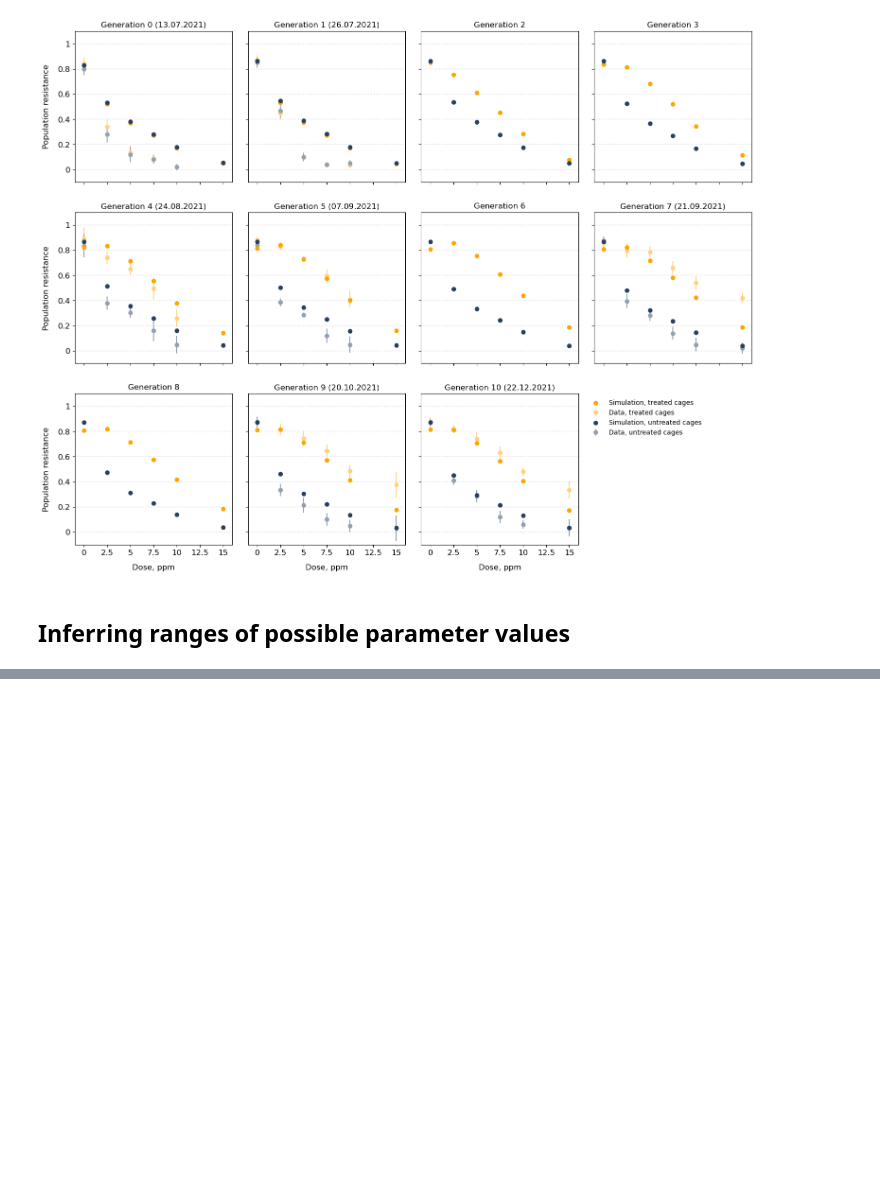
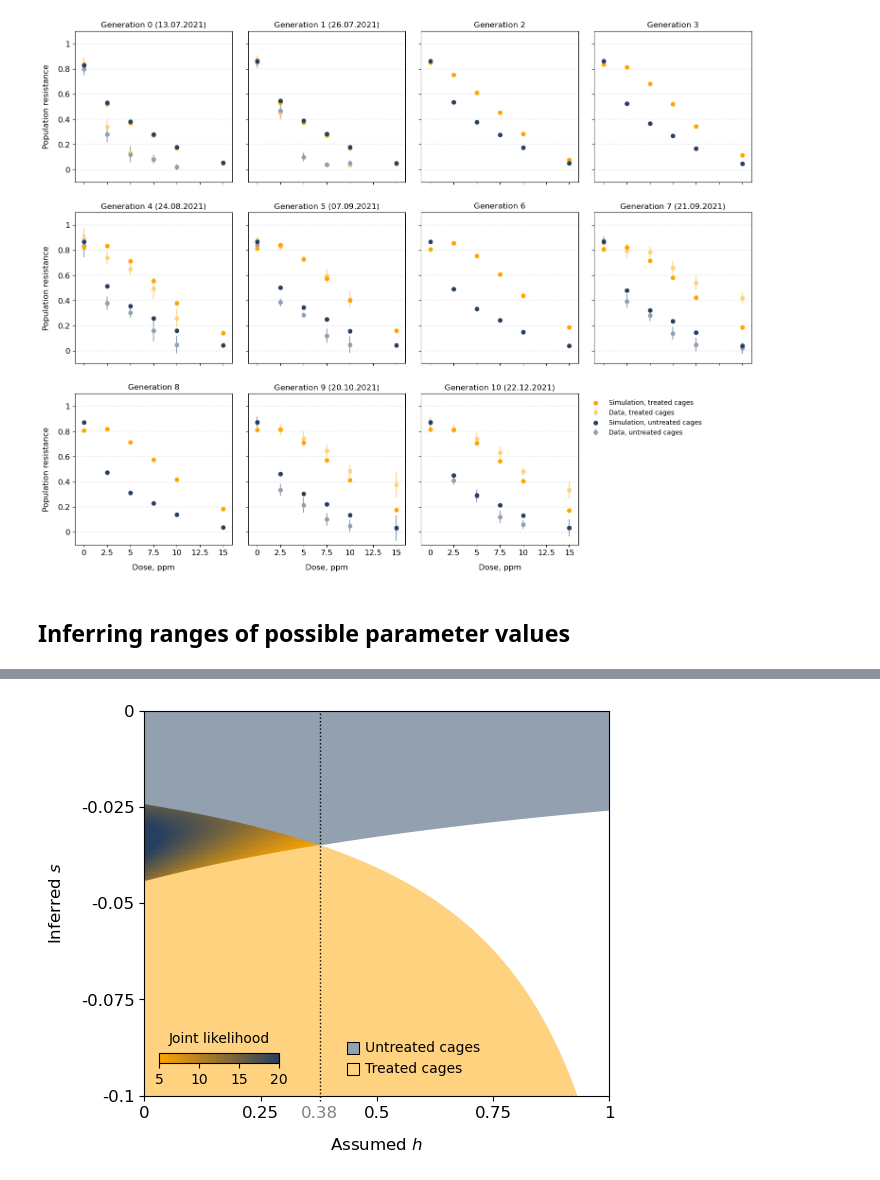
Before and after one commit to alyulina/dominance-reversal, a Jupyter notebook: code/viability_selection_model.ipynb, the cells around one changed output, grey strips where cells are left out. Drawn from its saved outputs; the diff is of its cells as text; code cells hidden in the pictures; blank space fills up the shorter version.

Commit message:
Added mean fitness correction and a new supplementary figure

```diff
--- a/code/viability_selection_model.ipynb
+++ b/code/viability_selection_model.ipynb
@@ -123,8 +123,8 @@ def simulate_allele_fs(fs_0, w, T, genotype_fs_0=None):
             type: int
             e.g.: 10
 
-    returns: allele frequencies throughout time
-             type: a dictionary w/ alleles as keys and lists of frequencies as values
+    returns: allele and genotype frequencies throughout time
+             type: a dictionary w/ alleles or genotypes as keys and lists of frequencies as values
              e.g. {0: [1, 1, 1, 1, 1, 1, 1, 1, 1, 1], 1: [0, 0, 0, 0, 0, 0, 0, 0, 0, 0],
                    2: [0, 0, 0, 0, 0, 0, 0, 0, 0, 0], 3: [0, 0, 0, 0, 0, 0, 0, 0, 0, 0]}
     """
@@ -803,0 +616,15 @@ plt.savefig('./figs/inferred_s_h_likelihood.pdf', dpi=600, bbox_inches='tight')
+# %%
+# defining grid of parameter values to calculate joint likelihood on
+hs = np.linspace(0, h_critical, 100)
+ss = np.linspace(s_min, s_max, 50)
+
+inferred_s_distr = {} # for each bootstrap realization, infer s
+inferred_s_distr_control = {} # for each bootstrap realization, infer s
+
+for h in hs:
+    inferred_s_distr[h] = [get_s(slope[0], f0, h) for slope in bootstrapped_slope_intercept]
+    inferred_s_distr_control[h] = [get_s(slope[0], f0_control, h) for slope in bootstrapped_slope_intercept_control]
+
+# saving the output - uncomment if needed
+# pd.DataFrame(inferred_s_distr).rename(mapper=dict(zip(hs, ['h=' + str(round(h, 2)) for h in hs])), axis=1).to_csv('./data/inferred_s_distr_treated_cages.csv', index=False)
+# pd.DataFrame(inferred_s_distr_control).rename(mapper=dict(zip(hs, ['h=' + str(round(h, 2)) for h in hs])), axis=1).to_csv('./data/inferred_s_distr_untreated_cages.csv', index=False)
@@ -803,0 +664,57 @@ plt.savefig('./figs/inferred_s_h_likelihood.pdf', dpi=600, bbox_inches='tight')
+# %%
+# coloring the overlap by the joint likelihood:
+
+fig = plt.figure(figsize=(6, 5))
+
+# to color the overlap region according to the log likelihood values
+cmap = matplotlib.colors.LinearSegmentedColormap.from_list('cmap', [orange, blue])
+norm = matplotlib.colors.Normalize(vmin=round(L_min, 0), vmax=round(L_max, 0)) # choosing round values slightly beyond L_min and L_max so that the colorbar looks nicer
+
+filling = plt.pcolormesh(H, S, Ls, cmap=cmap, norm=norm)
+
+plt.fill_between(xs,
+                 [inferred_s_control.loc[i]['0.95'][0] if xs[i] >= h_critical else inferred_s.loc[i]['0.95'][1] for i in range(len(xs))],
+                 [inferred_s_control.loc[i]['0.95'][1] for i in range(len(xs))],
+                 color=add_white(blue, 50), alpha=1, linewidth=0)
+
+plt.fill_between(xs,
+                 [inferred_s.loc[i]['0.95'][0] for i in range(len(xs))],
+                 [inferred_s.loc[i]['0.95'][1] if xs[i] >= h_critical else inferred_s_control.loc[i]['0.95'][0] for i in range(len(xs))],
+                 color=add_white(orange, 50), alpha=1, linewidth=0)
+
+plt.xticks([0, 0.25, h_critical, 0.5, 0.75,1],
+          ['0', '0.25', str(round(h_critical, 2)), '0.5', '0.75', '1'])
+plt.xlim(0, 1)
+
+plt.yticks([-0.1, -0.075, -0.05, -0.025, 0],
+          ['-0.1', '-0.075', '-0.05', '-0.025', '0'])
+plt.ylim(-0.1, 0)
+
+plt.tick_params(axis='both', labelsize=fontsize)
+
+# coloring the extra tick + label
+ax = plt.gca()
+tick_labels = ax.get_xticklabels()
+for i, label in enumerate(tick_labels):
+    if i == 2:
+        label.set_color('grey')
+
+plt.plot([h_critical, h_critical], [-0.101, -0.1015], color='#ffffff', linewidth=5, clip_on=False)
+plt.plot([h_critical, h_critical], [-0.1015, 0], color='#000000', linewidth=1, linestyle=':', zorder=10, alpha=1, clip_on=False)
+
+# for legend
+plt.scatter(-1, 1, marker='s', s=80, edgecolor='#000000', facecolor=add_white(blue, 50), linewidth=0.75, label='Untreated cages')
+plt.scatter(-1, 1, marker='s', s=80, edgecolor='#000000', facecolor=add_white(orange, 50), linewidth=0.75, label='Treated cages')
+plt.legend(frameon=False, handletextpad=-0.1, bbox_to_anchor=(0, 0.175, 0.75, 0))
+
+plt.xlabel('Assumed $h$', fontsize=fontsize, labelpad=padsize);
+plt.ylabel('Inferred $s$', fontsize=fontsize, labelpad=padsize);
+
+cbar_ax = fig.add_axes([0.15, 0.175, 0.2, 0.02])
+cbar = matplotlib.colorbar.ColorbarBase(cbar_ax, cmap=cmap, norm=norm, ticks=[0, 5, 10, 15, 20, 25], orientation='horizontal')
+filling.set_clim(vmin=5, vmax=20)
+cbar.set_label('Joint likelihood', labelpad=-40, y=0.45)
+
+plt.savefig('./figs/inferred_s_h_likelihood.pdf', dpi=600, bbox_inches='tight')
+# %% [output]
+[figure, added]
```
Also changed, not shown: parts of 10 cells of this notebook.
